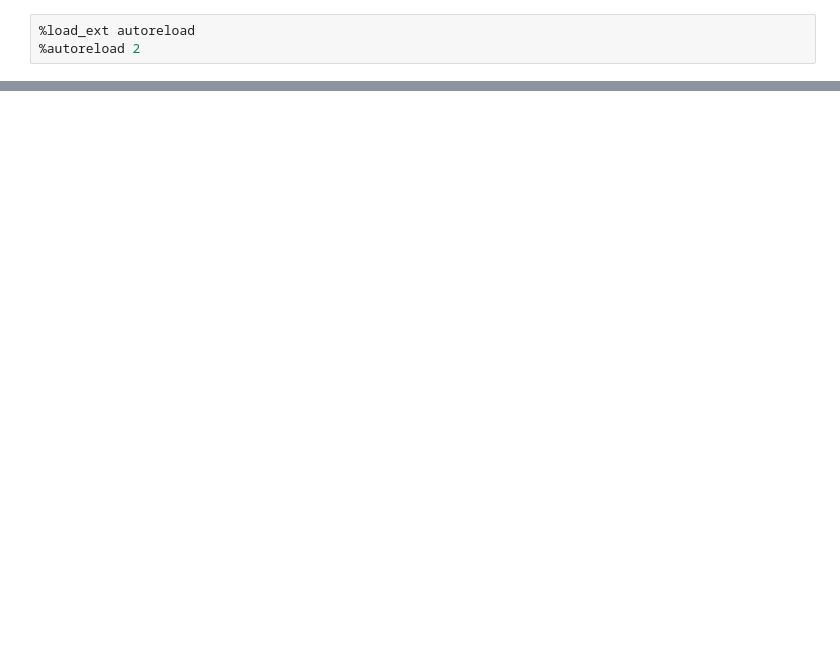
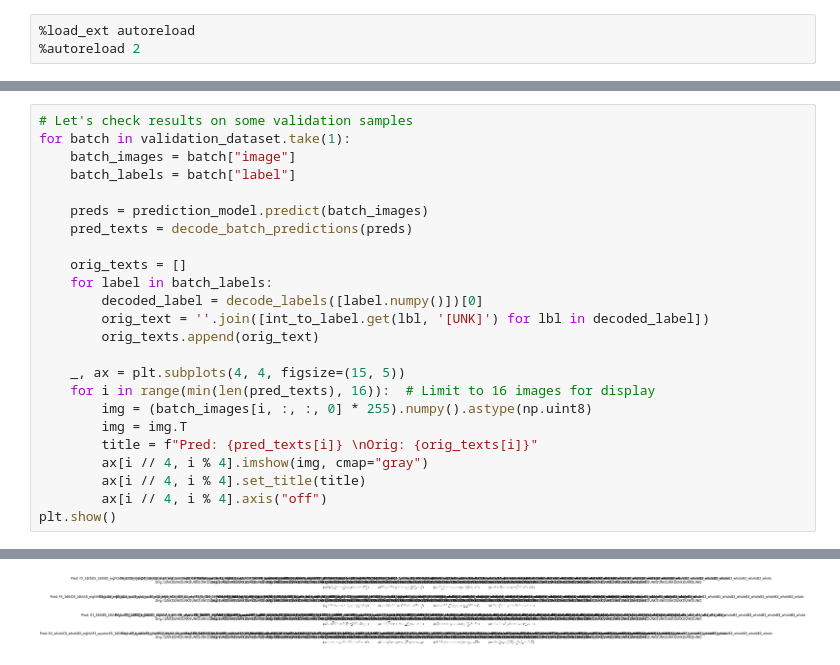
Before and after one commit to urtrapped247/consonance, a Jupyter notebook: Notebooks/joseph.ipynb, the cells around one changed output, grey strips where cells are left out. Cells and saved outputs as stored; diff of their text form; blank space fills up the shorter version.

```diff
--- a/Notebooks/joseph.ipynb
+++ b/Notebooks/joseph.ipynb
@@ -106,0 +109,25 @@ Epoch 1/100
+# %%
+# Let's check results on some validation samples
+for batch in validation_dataset.take(1):
+    batch_images = batch["image"]
+    batch_labels = batch["label"]
+
+    preds = prediction_model.predict(batch_images)
+    pred_texts = decode_batch_predictions(preds)
+
+    orig_texts = []
+    for label in batch_labels:
+        decoded_label = decode_labels([label.numpy()])[0]
+        orig_text = ''.join([int_to_label.get(lbl, '[UNK]') for lbl in decoded_label])
+        orig_texts.append(orig_text)
+
+    _, ax = plt.subplots(4, 4, figsize=(15, 5))
+    for i in range(min(len(pred_texts), 16)):  # Limit to 16 images for display
+        img = (batch_images[i, :, :, 0] * 255).numpy().astype(np.uint8)
+        img = img.T
+        title = f"Pred: {pred_texts[i]} \nOrig: {orig_texts[i]}"
+        ax[i // 4, i % 4].imshow(img, cmap="gray")
+        ax[i // 4, i % 4].set_title(title)
+        ax[i // 4, i % 4].axis("off")
+plt.show()
+# %% [output]
@@ -106,0 +135 @@ Epoch 1/100
+[figure, added]
```
Also changed, not shown: parts of 11 cells of this notebook, 1 other file.
